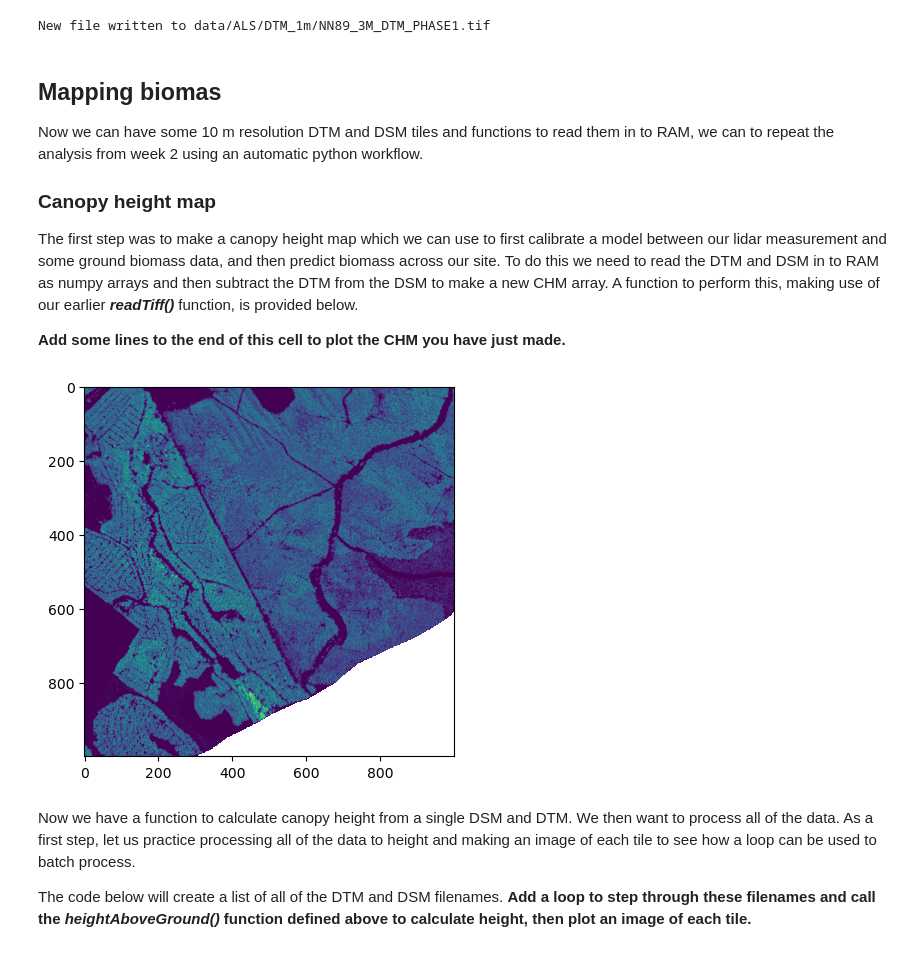
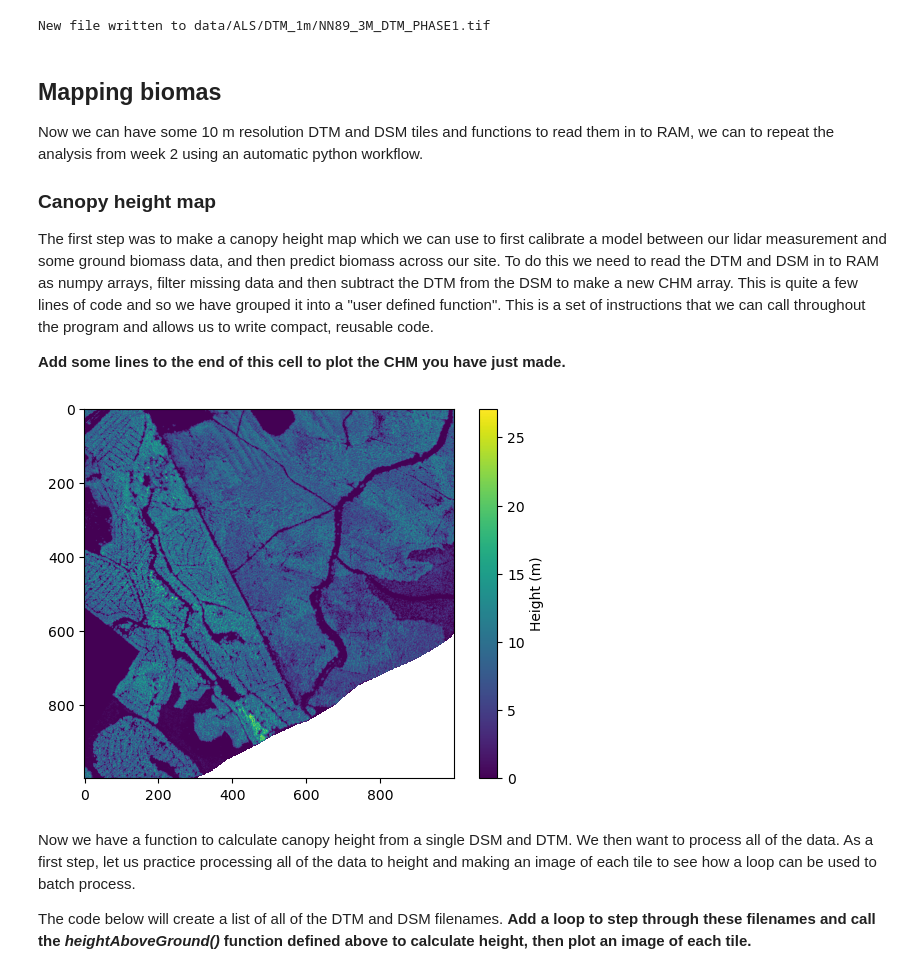
Before and after one commit to edinburgh-university-OOSA/pprs_programming_answers, a Jupyter notebook: batch_process_answers.ipynb, the cells around one changed output. Saved outputs shown, nothing was run; the diff lists cells and outputs as text; code cells hidden in the pictures.

```diff
--- a/batch_process_answers.ipynb
+++ b/batch_process_answers.ipynb
@@ -235,7 +236,7 @@ Now we can have some 10 m resolution DTM and DSM tiles and functions to read the
 
 ### Canopy height map
 
-The first step was to make a canopy height map which we can use to first calibrate a model between our lidar measurement and some ground biomass data, and then predict biomass across our site. To do this we need to read the DTM and DSM in to RAM as numpy arrays and then subtract the DTM from the DSM to make a new CHM array. A function to perform this, making use of our earlier ***readTiff()*** function, is provided below.
+The first step was to make a canopy height map which we can use to first calibrate a model between our lidar measurement and some ground biomass data, and then predict biomass across our site. To do this we need to read the DTM and DSM in to RAM as numpy arrays, filter missing data and then subtract the DTM from the DSM to make a new CHM array. This is quite a few lines of code and so we have grouped it into a "user defined function". This is a set of instructions that we can call throughout the program and allows us to write compact, reusable code.
 
 **Add some lines to the end of this cell to plot the CHM you have just made.**
 # %%
@@ -250,37 +251,37 @@ def heightAboveGround(dtmName,dsmName):
     # open the DTM and DSM and read data
     dtmFile=rasterio.open(dtmName)
     dtm=dtmFile.read(1)
     dsmFile=rasterio.open(dsmName)
     dsm=dsmFile.read(1)
 
 
     # filter both datasets
     dtm[dtm<0.0] = np.nan
     dsm[dsm<0.0] = np.nan
 
     # Subtract the two to get height, as two are aligned
     hData=dsm-dtm
 
     # pass back to the calling function
     return(hData)
 
 
 
-# call those functions
-
+# define filenames to use
 dsmName='data/ALS/DSM_1m/NN89_1M_DSM_PHASE1.tif'
 dtmName='data/ALS/DTM_1m/NN89_1M_DTM_PHASE1.tif'
 
 
-# calculate the height array and metadata and read in to RAM
+# call the user defined function to calculate the height array and metadata and read in to RAM
 hData=heightAboveGround(dtmName,dsmName)
 
 
 # Add some lines below here to make an image of the CHM
 plt.imshow(hData)
+plt.colorbar(label='Height (m)')     # add a colour bar
 plt.show()         # print to screen
 # %% [output]
-[figure, old version]
+[figure, new version]
 # %% [markdown]
 Now we have a function to calculate canopy height from a single DSM and DTM. We then want to process all of the data. As a first step, let us practice processing all of the data to height and making an image of each tile to see how a loop can be used to batch process.
 
```
Also changed, not shown: parts of 4 cells of this notebook.
